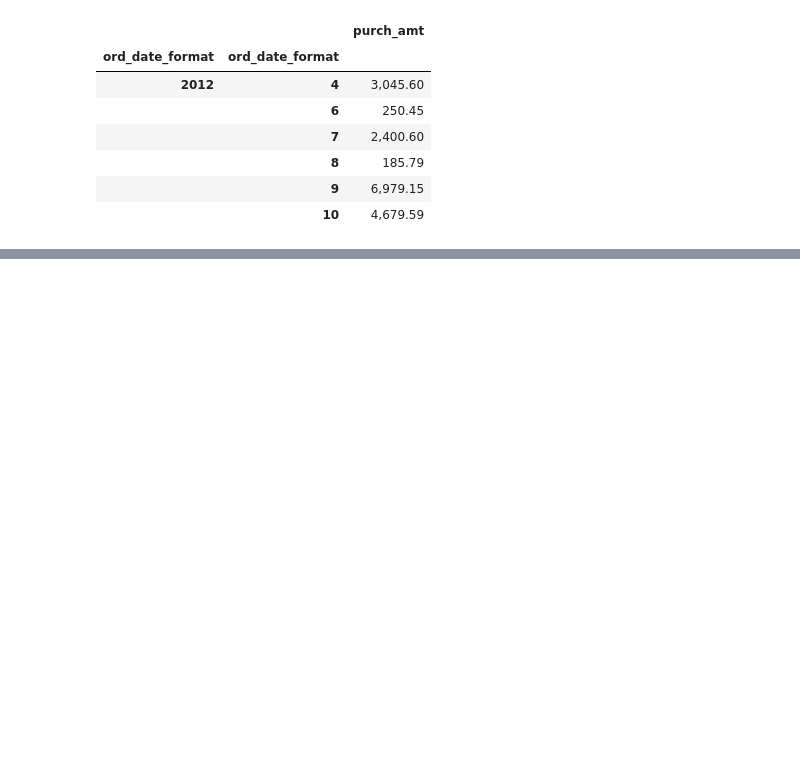
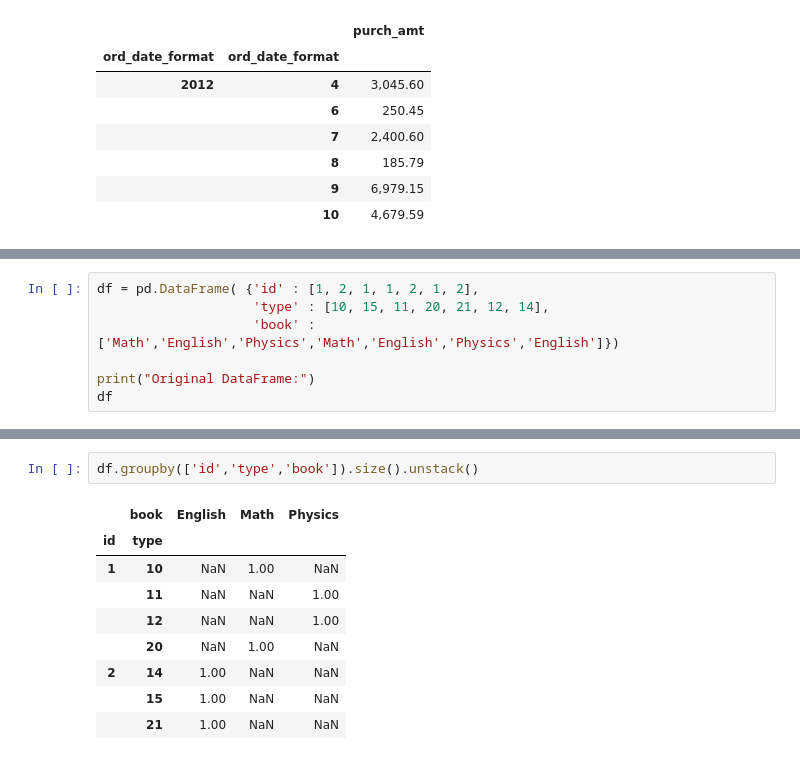
Before and after one commit to aziart/pandas-exercises, a Jupyter notebook: 12 - w3exercises/01 - Grouping and Aggregating 1/01 - Grouping and Aggregationg.ipynb, the cells around one changed output, grey strips where cells are left out. Cells and saved outputs as stored; diff of their text form; blank space fills up the shorter version.

```diff
--- a/12 - w3exercises/01 - Grouping and Aggregating 1/01 - Grouping and Aggregationg.ipynb
+++ b/12 - w3exercises/01 - Grouping and Aggregating 1/01 - Grouping and Aggregationg.ipynb
@@ -529,0 +575,7 @@ orders_data.groupby(by=[orders_data['ord_date_format'].dt.year, orders_data['ord
+# %%
+df = pd.DataFrame( {'id' : [1, 2, 1, 1, 2, 1, 2],
+                    'type' : [10, 15, 11, 20, 21, 12, 14],
+                    'book' : ['Math','English','Physics','Math','English','Physics','English']})
+
+print("Original DataFrame:")
+df
@@ -529,0 +620,12 @@ orders_data.groupby(by=[orders_data['ord_date_format'].dt.year, orders_data['ord
+# %%
+df.groupby(['id','type','book']).size().unstack()
+# %% [output]
+|  | book | English | Math | Physics |
+| id | type |  |  |  |
+| 1 | 10 | NaN | 1.00 | NaN |
+|  | 11 | NaN | NaN | 1.00 |
+|  | 12 | NaN | NaN | 1.00 |
+|  | 20 | NaN | 1.00 | NaN |
+| 2 | 14 | 1.00 | NaN | NaN |
+|  | 15 | 1.00 | NaN | NaN |
+|  | 21 | 1.00 | NaN | NaN |
```
Also changed, not shown: parts of 15 cells of this notebook.
